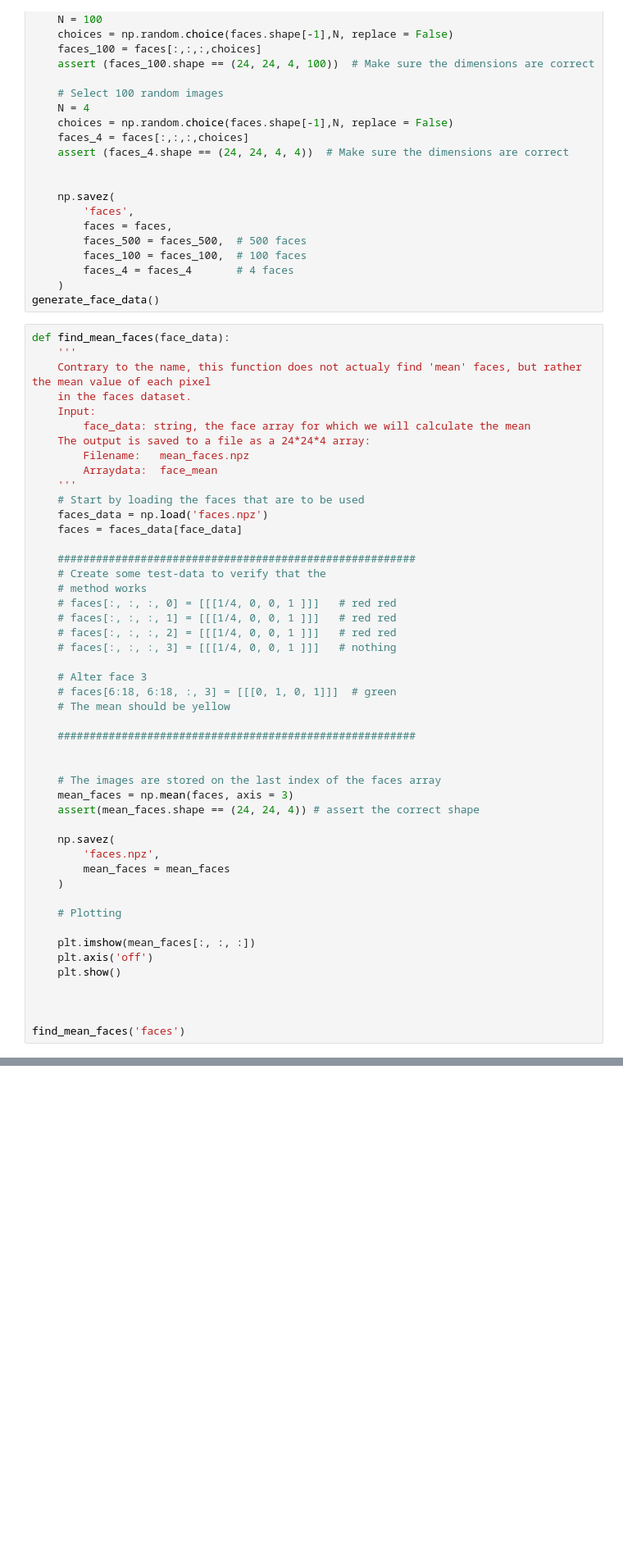
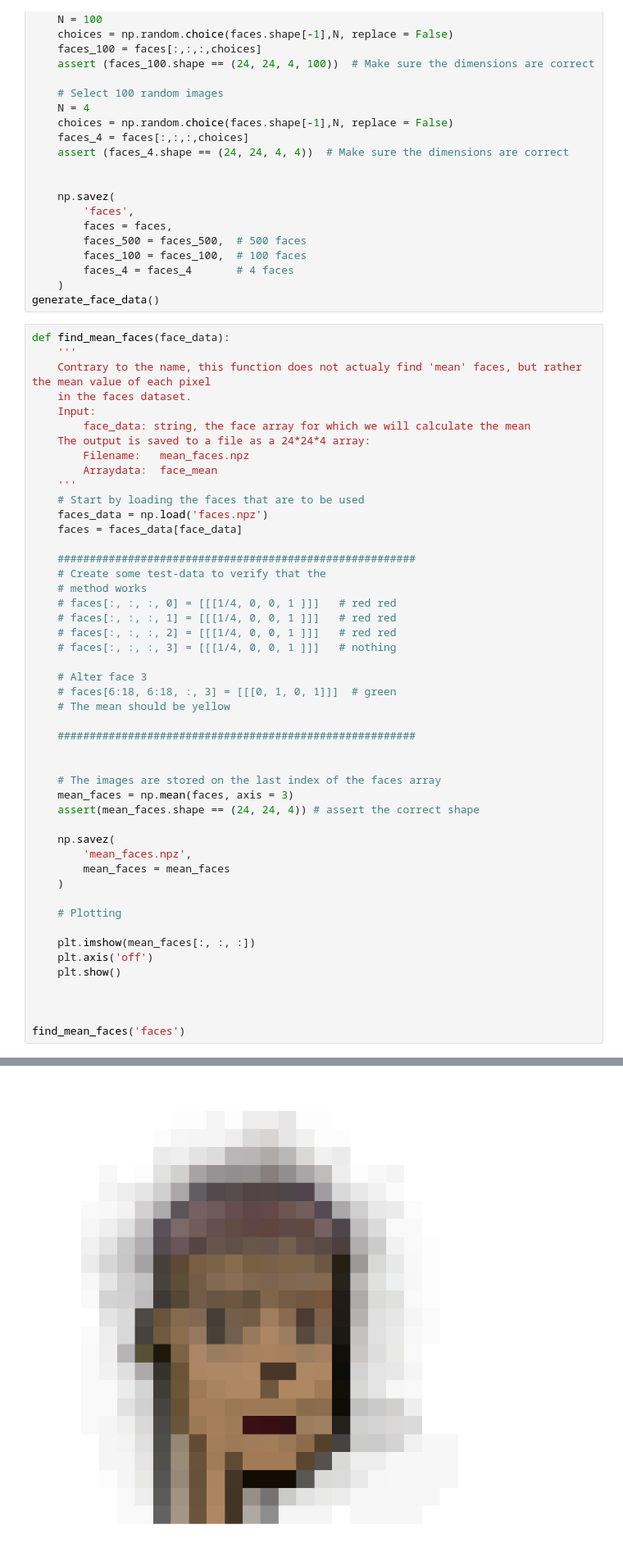
Before and after one commit to sundematias/TMA4320-IndMat-Project-3, a Jupyter notebook: main.ipynb, the cells around one changed output, grey strips where cells are left out. Shown at 82% size. Saved outputs shown, nothing was run; the diff lists cells and outputs as text; blank space fills up the shorter version.

```diff
--- a/main.ipynb
+++ b/main.ipynb
@@ -452,7 +449,7 @@ def find_mean_faces(face_data):
     assert(mean_faces.shape == (24, 24, 4)) # assert the correct shape
 
     np.savez(
-        'faces.npz',
+        'mean_faces.npz',
         mean_faces = mean_faces
     )
 
@@ -469,0 +466 @@ KeyError: 'faces is not a file in the archive'
+[figure, added]
```
Also changed, not shown: parts of 5 cells of this notebook.
